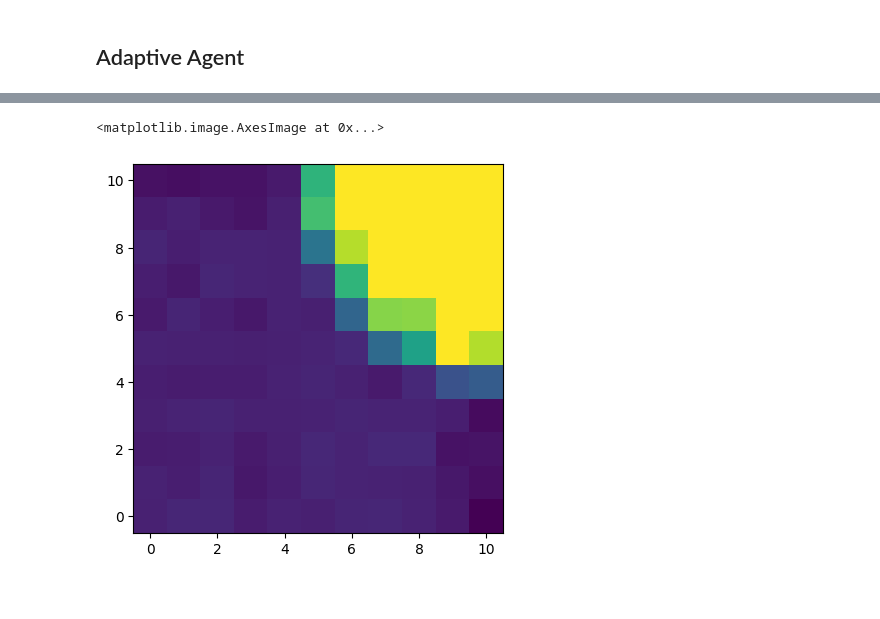
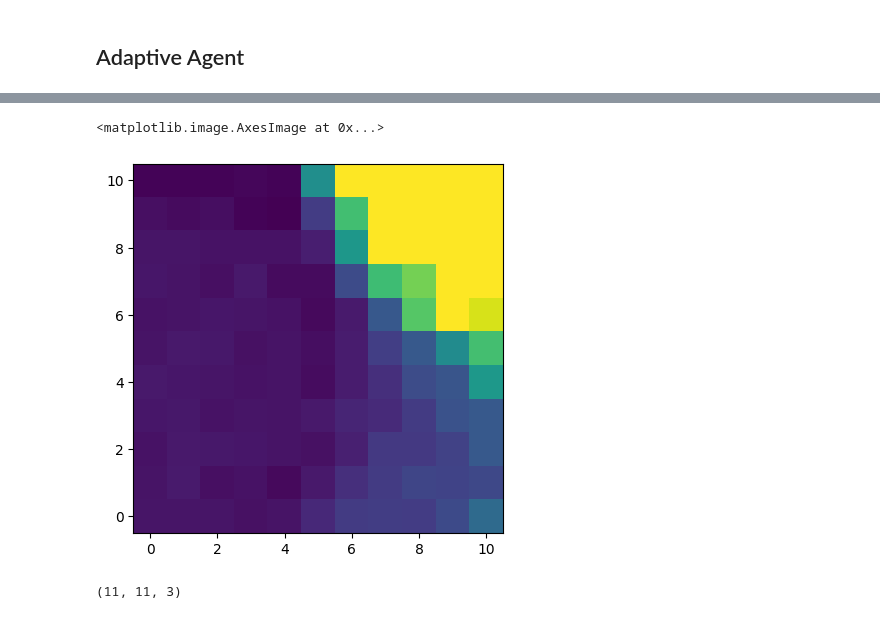
Before and after one commit to rulas99/rl_uniandes, a Jupyter notebook: memory/traffic_simulation_v1.ipynb, the cells around one changed output, grey strips where cells are left out. Cells and saved outputs as stored; diff of their text form; code cells hidden in the pictures.

```diff
--- a/memory/traffic_simulation_v1.ipynb
+++ b/memory/traffic_simulation_v1.ipynb
@@ -7,7 +7,7 @@ from typing import Tuple
 
 # Parámetros del entorno
 MAX_STATE = 10           # Escala de 0 a 10 para C1 y C2
-LAMBDA_ARRIVAL_C1 = 4       # Parámetro de la distribución de Poisson para llegadas
+LAMBDA_ARRIVAL_C1 = 2       # Parámetro de la distribución de Poisson para llegadas
 LAMBDA_ARRIVAL_C2 = 1       # Parámetro de la distribución de Poisson para llegadas
 
 # Parámetros de Q-Learning
@@ -309,6 +393,22 @@ class AdaptativeAgent():
         self.steps = 0
 
         # Aux
+        self.map_ix_action = {i: a for i, a in enumerate(self.actions)}
+        self.map_action_ix = {a: i for i, a in enumerate(self.actions)}
+
+
+    def update_actions(self, actions: dict) -> None:
+        """Actualiza las acciones disponibles"""
+        # Reconfigura la Q-table agregando (append) nuevas acciones sobre la q_knowledge original
+        if len(self.actions) < len(actions):
+            new_actions = len(actions) - len(self.actions)
+            self.q_knowledge = np.append(
+                                        self.q_knowledge,
+                                        np.zeros((new_actions,
+                                                self.n_rows, self.n_cols)),
+                                        axis=0)
+
+        self.actions = actions
         self.map_ix_action = {i: a for i, a in enumerate(self.actions)}
         self.map_action_ix = {a: i for i, a in enumerate(self.actions)}
 
@@ -377,9 +477,7 @@ class AdaptativeAgent():
 N_ROWS = MAX_STATE + 1
 N_COLS = MAX_STATE + 1
 
-
 EXPLOTATION = 0.2
-
 
 # Inicialización del agente
 agent = AdaptativeAgent(
@@ -388,8 +486,8 @@ agent = AdaptativeAgent(
     n_rows=N_ROWS,
     n_cols=N_COLS,
     decay_rate=.002, # más grande => más errático
-    alpha=0.1,
-    alpha_max=0.99,
+    alpha=0.01,
+    alpha_max=0.2,
     td_threshold=5, # más pequeño => más sensible
     min_epsilon=EPSILON_MIN,
 )
@@ -397,7 +495,7 @@ agent = AdaptativeAgent(
 # alpha y epsilon deben ser directamente proporcionales
 
 # Inicialización del Page-Hinkley Test
-ph_test = PageHinkley(delta=0.5, threshold=7)
+ph_test = PageHinkley(delta=0.5, threshold=3)
 
 # Variables para el seguimiento del entrenamiento
 learning_curve = []
@@ -460,6 +558,8 @@ for episode in range(NUM_EPISODES):
         #print(f"({episode},{step}) --- alpha", agent.effective_alpha, "--- epsilon", adaptive_epsilon)
 
     # Finaliza el episodio si se alcanza un objetivo o se excede un límite de pasos
+    env.reset()
+
     e += 1
 
     episode += 1
@@ -474,16 +574,26 @@ for episode in range(NUM_EPISODES):
         change_detection.append(episode)
         ph_test.reset()
 
+        #if agent.actions == [0, 1, 2]:
+        #    actions = {**actions,
+        #                3: {'C1_reduction': 10, 'C2_reduction': 10},
+        #                4: {'C1_reduction': 10, 'C2_reduction': 10}
+        #                }
+        #    agent.update_actions([0, 1, 2, 3, 4])
+
     if episode % 500 == 0:
         print(f"Episode {episode}: Total reward = {total_reward}")
 
+
     if episode in episode_changes:
         if episode == 3000:
-            env.c1_lambda = 1
+            env.c1_lambda = 2
             env.c2_lambda = 4
         elif episode == 6000:
-            env.c1_lambda = 4
+            env.c1_lambda = 2
             env.c2_lambda = 1
 
     rewards_per_episode.append(total_reward)
+
+np.mean(rewards_per_episode), np.std(rewards_per_episode), np.max(rewards_per_episode), np.min(rewards_per_episode)
 # %% [output]
@@ -531,5 +661,9 @@ plt.xlim(0, 100)
 # %%
-plt.imshow(np.max(q_table, axis=2), origin='lower')
+plt.imshow(np.max(agent.q_knowledge, axis=0), origin='lower')
 # %% [output]
 <matplotlib.image.AxesImage at 0x...>
-[figure, old version]
+[figure, new version]
+# %%
+q_table.shape
+# %% [output]
+(11, 11, 3)
```
Also changed, not shown: parts of 12 cells of this notebook.
